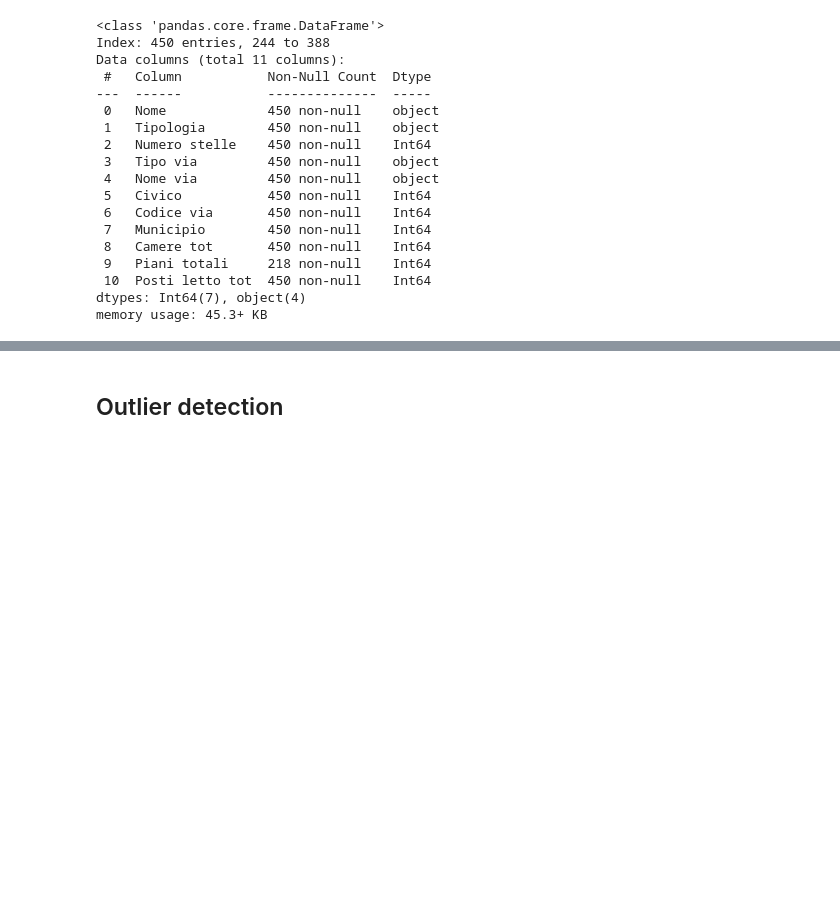
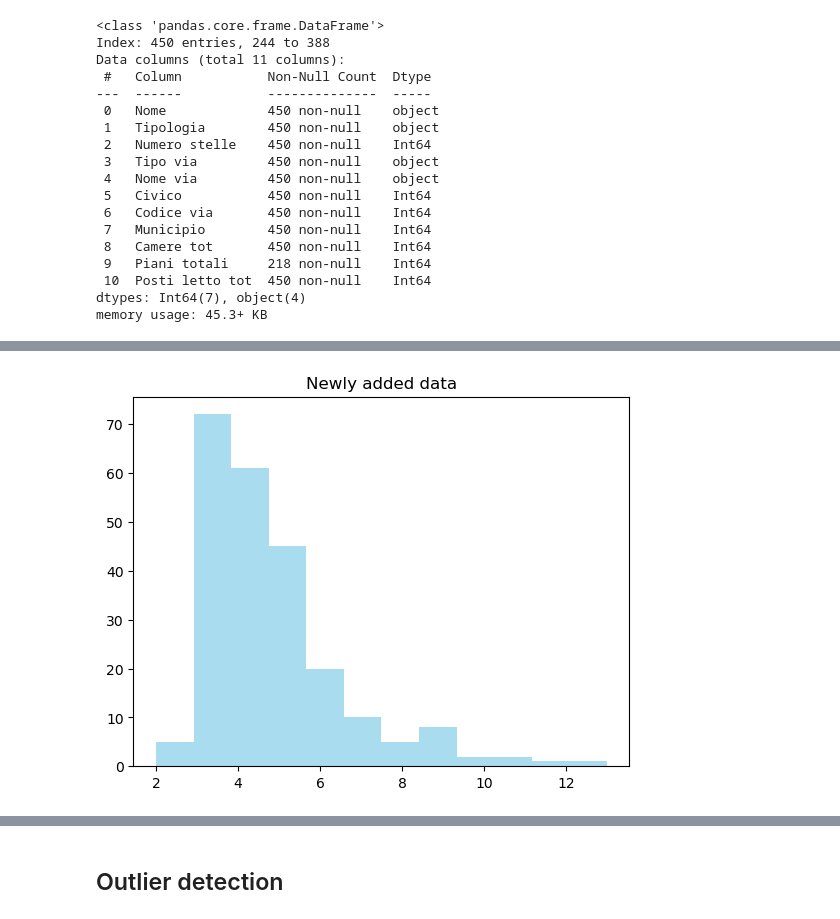
Before and after one commit to silviamacchi/DataQuality_project, a Jupyter notebook: Script report.ipynb, the cells around one changed output, grey strips where cells are left out. Saved outputs shown, nothing was run; the diff lists cells and outputs as text; code cells hidden in the pictures; blank space fills up the shorter version.

```diff
--- a/Script report.ipynb
+++ b/Script report.ipynb
@@ -316,0 +390,6 @@ data['Piani totali'] = data['Piani totali'].fillna(count_piani_elenco)
+# %%
+plt.hist(np.round(model_predicted), bins=12, color='skyblue', alpha=0.7)
+plt.title('Newly added data')
+plt.show()
+# %% [output]
+[figure, added]
```
Also changed, not shown: parts of 8 cells of this notebook.
